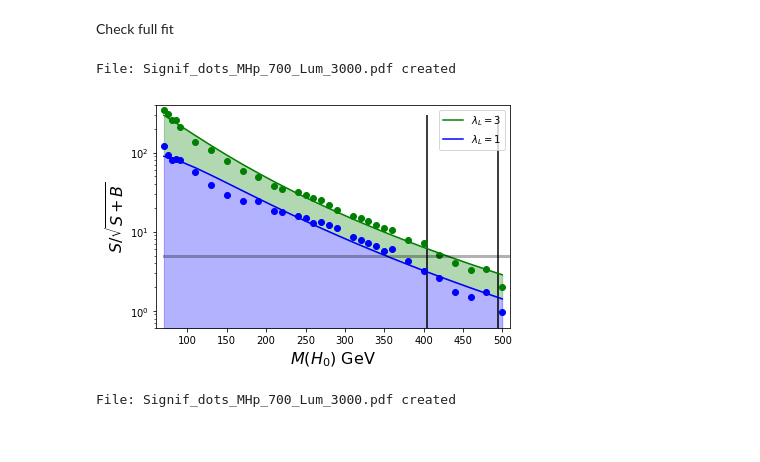
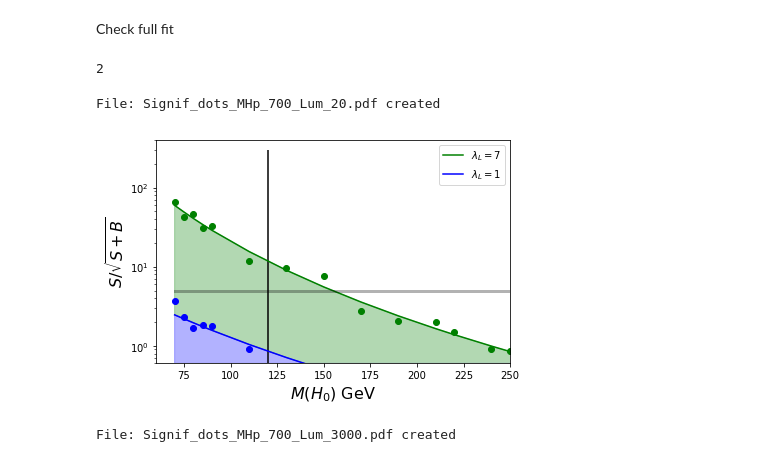
Before and after one commit to restrepo/VBF_IDM, a Jupyter notebook: Sensitivity_manual_contour.ipynb, the cells around one changed output. Drawn from its saved outputs; the diff is of its cells as text; code cells hidden in the pictures.

```diff
--- a/Sensitivity_manual_contour.ipynb
+++ b/Sensitivity_manual_contour.ipynb
@@ -31,7 +31,7 @@ TB=Zvv/0.7
 
 df=pd.DataFrame()
 MHp=700 #MH+
-Lumis=[1000000.,3000000.]
+Lumis=[20000,1000000.,3000000.]
 LaL=np.array([0.01,0.02,0.05,0.07,0.1,0.15,0.2,0.25,0.3,0.35,0.4,0.45,0.5,0.55,0.6,1.0,3.0,5.0,7.0,10.0])
 
 if OLD:
@@ -136,12 +136,16 @@ def mfit(df,mc,LaL1=3, LaL2=1, MH1=495   , MH2=405,\
 mc=pd.DataFrame()
 # %% [markdown]
 Check full fit
+# %%
+1+1
+# %% [output]
+2
 # %%
-kk=mfit(df,mc,LaL1=3, LaL2=1, MH1=495   , MH2=405,\
-    MHp=700,Lumi=3000000,xmin=60,xmax=510,ymin=0.6,ymax=400)
+kk=mfit(df,mc,LaL1=7, LaL2=1, MH1=120   , MH2=405,\
+    MHp=700,Lumi=20000,xmin=60,xmax=250,ymin=0.6,ymax=400)
 # %% [output]
-File: Signif_dots_MHp_700_Lum_3000.pdf created
+File: Signif_dots_MHp_700_Lum_20.pdf created
-[figure, old version]
+[figure, new version]
 # %%
 mc=mfit(df,mc,LaL1=3, LaL2=1, MH1=430   , MH2=352,\
     MHp=700,Lumi=3000000,xmin=340,xmax=450,ymin=0.6,ymax=10)
```
Also changed, not shown: 1 other file.
